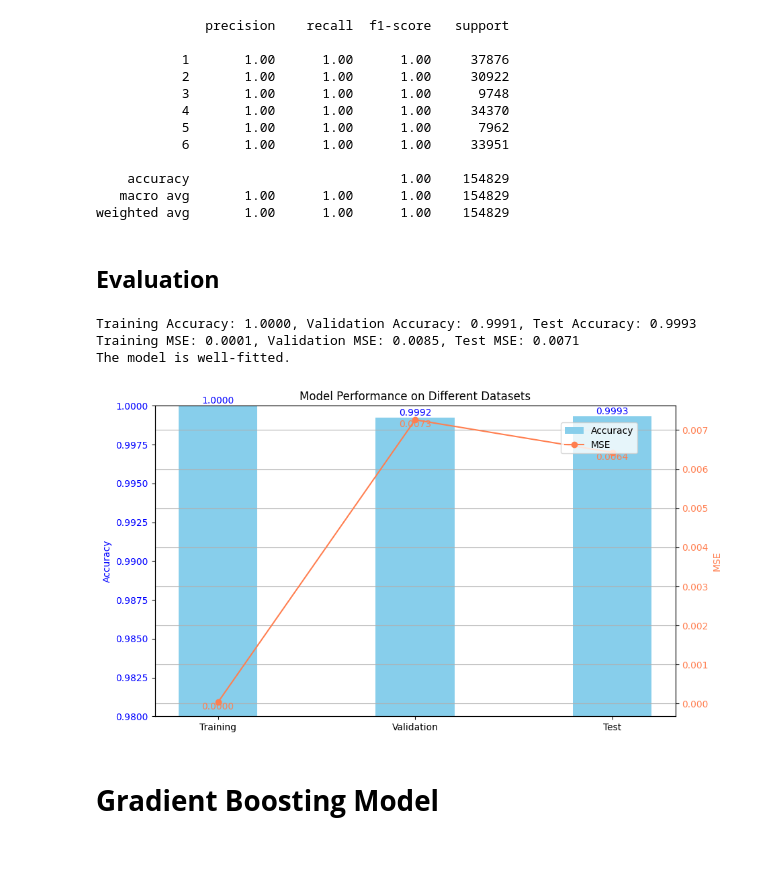
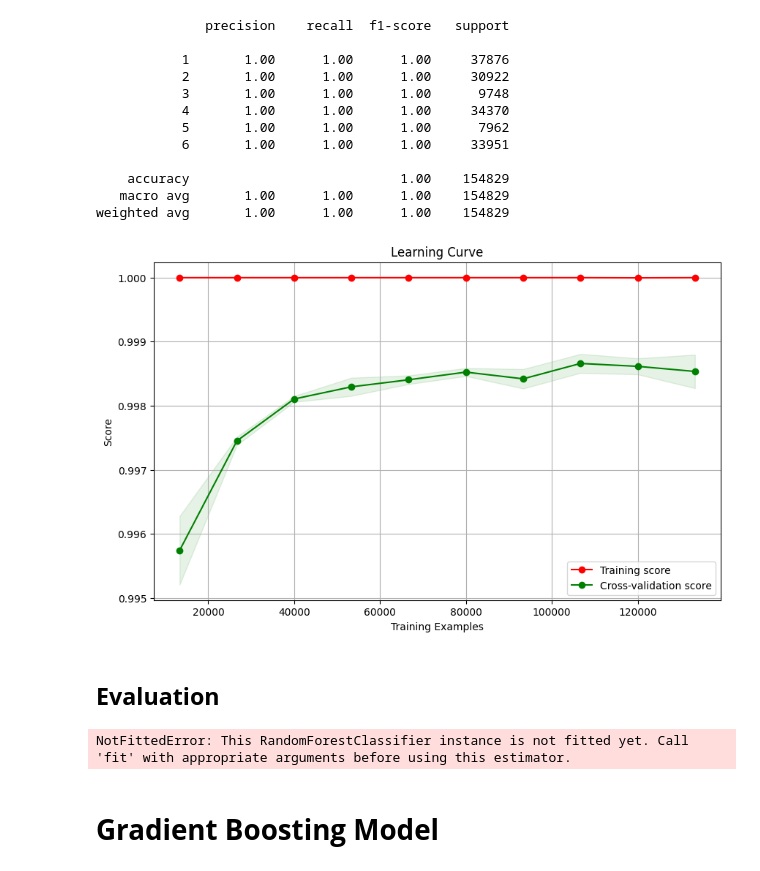
Before and after one commit to Insight-Syndicate/DSPL_GCW, a Jupyter notebook: Model_building.ipynb, the cells around one changed output. Cells and saved outputs as stored; diff of their text form; code cells hidden in the pictures.

Commit message:
Learning Curve - random forest

```diff
--- a/Model_building.ipynb
+++ b/Model_building.ipynb
@@ -1182,31 +1218,54 @@ print(classification_report(y_test, y_pred))
 weighted avg       1.00      1.00      1.00    154829
 # %%
 from sklearn.model_selection import learning_curve
+from sklearn.ensemble import RandomForestClassifier
+
+# Subset of the training data
+sample_size = 200000
+train_sample = clean_train.sample(n=sample_size, random_state=42)
+X_sample = train_sample[['luxury_sales', 'fresh_sales', 'dry_sales', 'outlet_city_encoded']]
+y_sample = train_sample['cluster_catgeory']
+
+rfc_model = RandomForestClassifier(n_estimators=100, n_jobs=-1)
+
+# The learning curve
 train_sizes, train_scores, test_scores = learning_curve(
-    rfc_model, X, y, cv=5, scoring='accuracy',
+    rfc_model, X_sample, y_sample, cv=3, scoring='accuracy', n_jobs=-1,
     train_sizes=np.linspace(0.1, 1.0, 10)
 )
 
+# Mean and standard deviation for training and test scores
 train_scores_mean = np.mean(train_scores, axis=1)
 train_scores_std = np.std(train_scores, axis=1)
 test_scores_mean = np.mean(test_scores, axis=1)
 test_scores_std = np.std(test_scores, axis=1)
 
+# Plotting the learning curve
 plt.figure(figsize=(10, 6))
 plt.title("Learning Curve")
 plt.xlabel("Training Examples")
 plt.ylabel("Score")
 plt.grid()
 
+# Plotting the training scores
 plt.fill_between(
     train_sizes, train_scores_mean - train_scores_std,
     train_scores_mean + train_scores_std, alpha=0.1, color="r"
 )
+plt.plot(train_sizes, train_scores_mean, 'o-', color="r", label="Training score")
+
+# Plotting the cross-validation scores
 plt.fill_between(
     train_sizes, test_scores_mean - test_scores_std,
     test_scores_mean + test_scores_std, alpha=0.1, color="g"
 )
-plt
+plt.plot(train_sizes, test_scores_mean, 'o-', color="g", label="Cross-validation score")
+
+# Adding legend and showing the plot
+plt.legend(loc="best")
+plt.show()
+# %% [output]
+[figure, added]
 # %% [markdown]
 ## **Evaluation**
 # %%
@@ -1236,9 +1295,7 @@ elif train_accuracy < val_accuracy:
 else:
     print("The model is well-fitted.")
 # %% [output]
-Training Accuracy: 1.0000, Validation Accuracy: 0.9991, Test Accuracy: 0.9993
-Training MSE: 0.0001, Validation MSE: 0.0085, Test MSE: 0.0071
-The model is well-fitted.
+NotFittedError: This RandomForestClassifier instance is not fitted yet. Call 'fit' with appropriate arguments before using this estimator.
 # %%
 # Data
 datasets = ['Training', 'Validation', 'Test']
@@ -1276,8 +1333,6 @@ fig.legend(loc="upper right", bbox_to_anchor=(0.85, 0.85))
 
 # Display the plot
 plt.show()
-# %% [output]
-[figure, removed]
 # %% [markdown]
 # **Gradient Boosting Model**
 # %%
```
Also changed, not shown: parts of 8 cells of this notebook.
